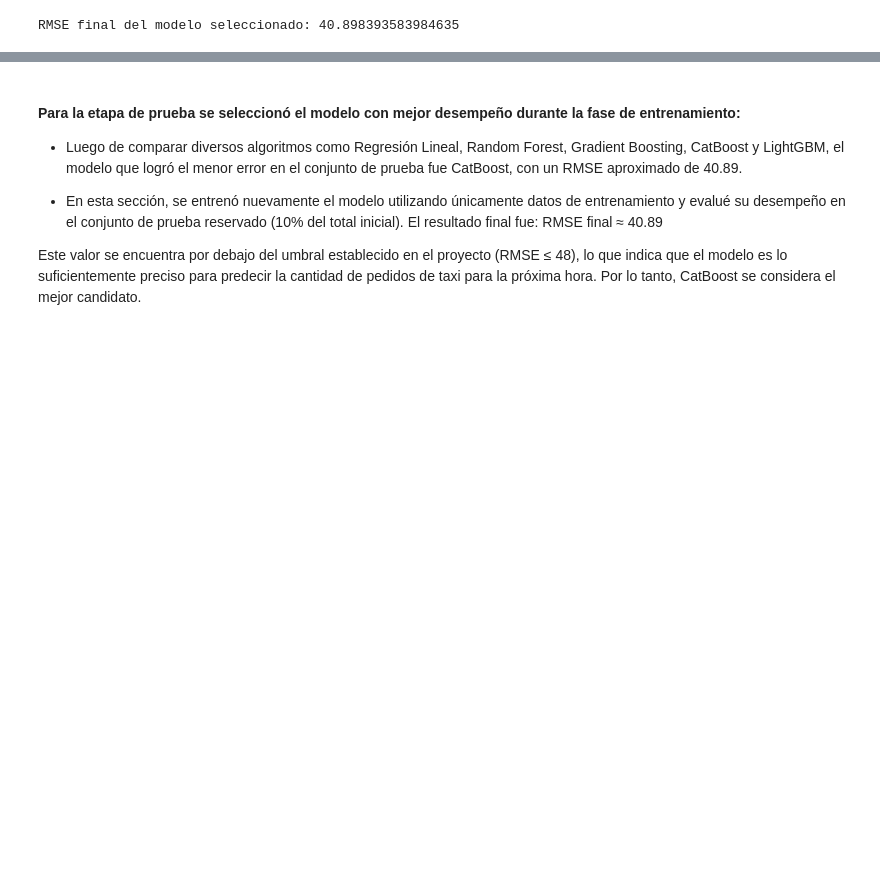
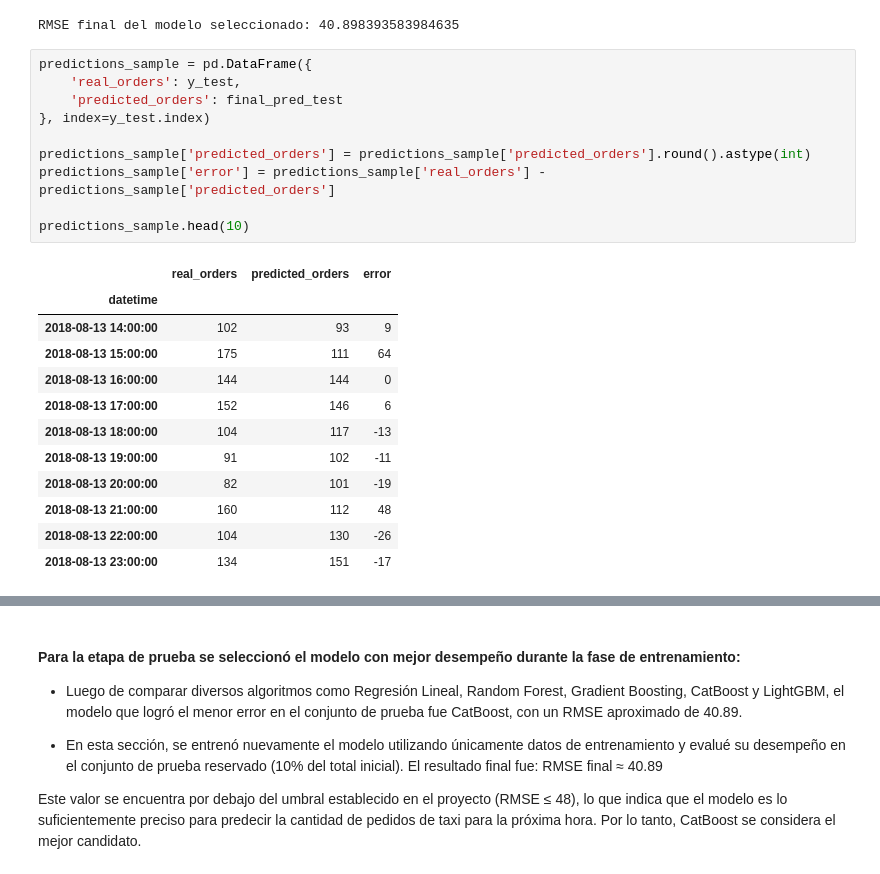
Before and after one commit to Lorena885/Airport-Taxi-Demand-Prediction-Model, a Jupyter notebook: notebook taxi demand.ipynb, the cells around one changed output, grey strips where cells are left out. Saved outputs shown, nothing was run; the diff lists cells and outputs as text; blank space fills up the shorter version.

```diff
--- a/notebook taxi demand.ipynb
+++ b/notebook taxi demand.ipynb
@@ -417,3 +420,26 @@ final_rmse = np.sqrt(mean_squared_error(y_test, final_pred_test))
 print("RMSE final del modelo seleccionado:", final_rmse)
 # %% [output]
 RMSE final del modelo seleccionado: 40.898393583984635
+# %%
+predictions_sample = pd.DataFrame({
+    'real_orders': y_test,
+    'predicted_orders': final_pred_test
+}, index=y_test.index)
+
+predictions_sample['predicted_orders'] = predictions_sample['predicted_orders'].round().astype(int)
+predictions_sample['error'] = predictions_sample['real_orders'] - predictions_sample['predicted_orders']
+
+predictions_sample.head(10)
+# %% [output]
+|  | real_orders | predicted_orders | error |
+| datetime |  |  |  |
+| 2018-08-13 14:00:00 | 102 | 93 | 9 |
+| 2018-08-13 15:00:00 | 175 | 111 | 64 |
+| 2018-08-13 16:00:00 | 144 | 144 | 0 |
+| 2018-08-13 17:00:00 | 152 | 146 | 6 |
+| 2018-08-13 18:00:00 | 104 | 117 | -13 |
+| 2018-08-13 19:00:00 | 91 | 102 | -11 |
+| 2018-08-13 20:00:00 | 82 | 101 | -19 |
+| 2018-08-13 21:00:00 | 160 | 112 | 48 |
+| 2018-08-13 22:00:00 | 104 | 130 | -26 |
+| 2018-08-13 23:00:00 | 134 | 151 | -17 |
```
Also changed, not shown: parts of 17 cells of this notebook, 4 other files.
